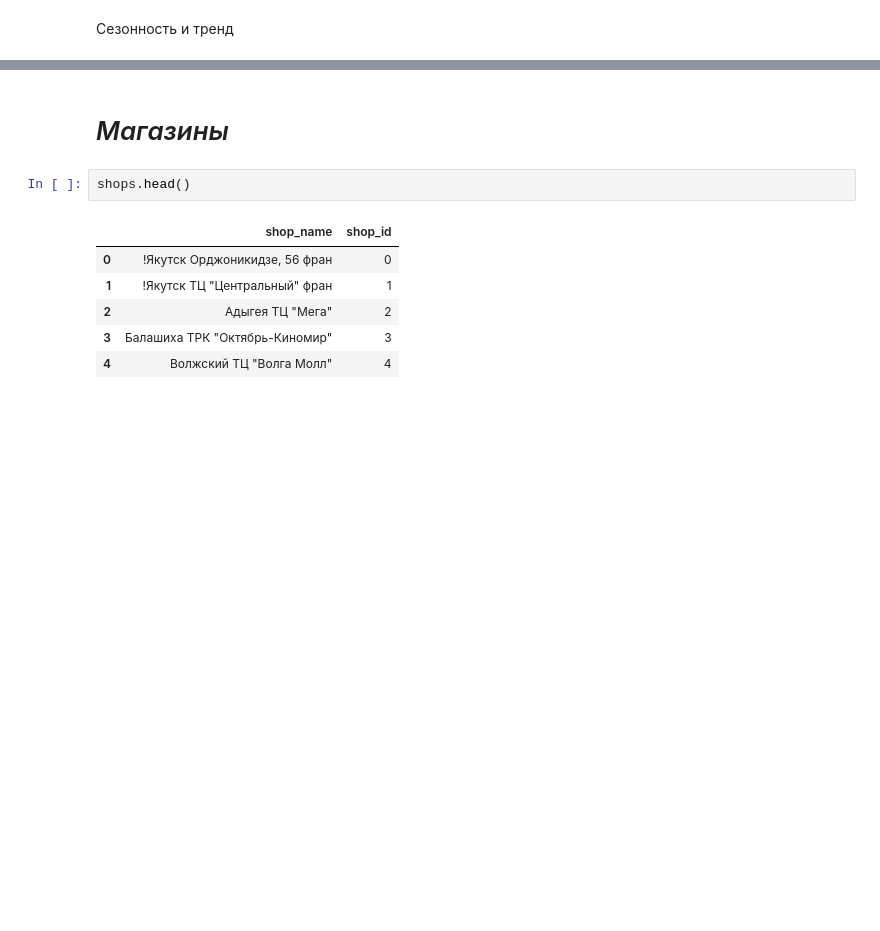
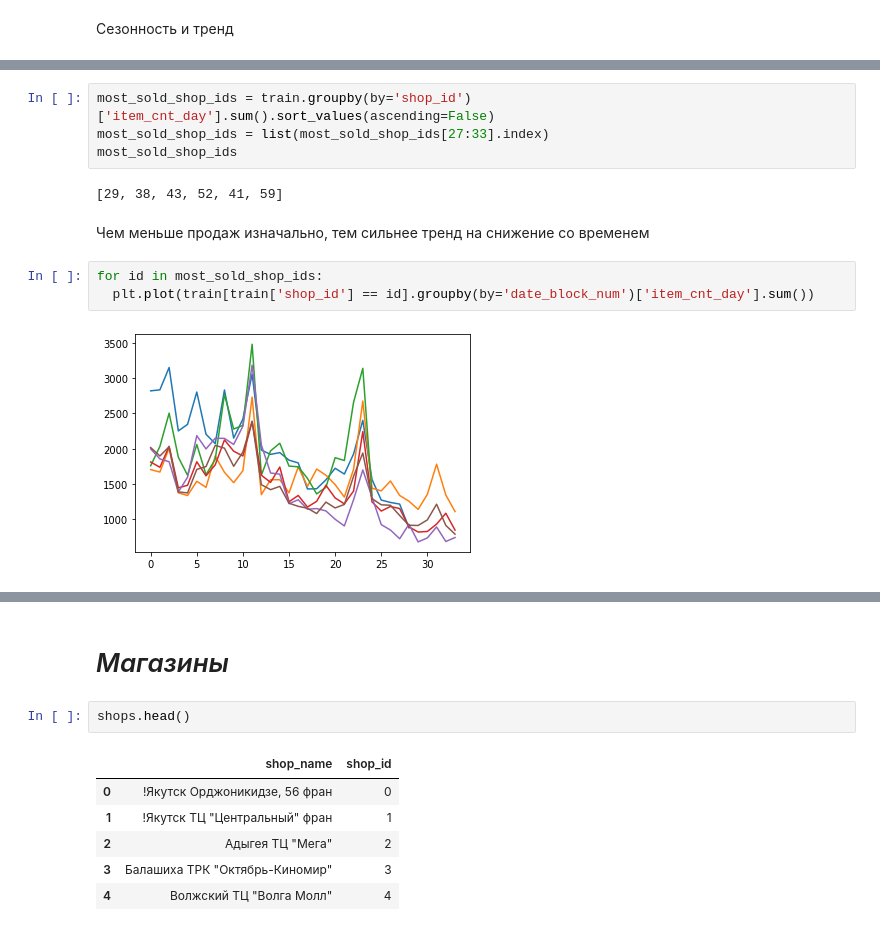
Before and after one commit to juliazakharik/ML_algorithms, a Jupyter notebook: Predict_Future_Sales.ipynb, the cells around one changed output, grey strips where cells are left out. Cells and saved outputs as stored; diff of their text form; blank space fills up the shorter version.

```diff
--- a/Predict_Future_Sales.ipynb
+++ b/Predict_Future_Sales.ipynb
@@ -341,0 +344,13 @@ plt.plot(train[train['shop_id'] == most_sold_shop_id].groupby(by='date_block_num
+# %%
+most_sold_shop_ids = train.groupby(by='shop_id')['item_cnt_day'].sum().sort_values(ascending=False)
+most_sold_shop_ids = list(most_sold_shop_ids[27:33].index)
+most_sold_shop_ids
+# %% [output]
+[29, 38, 43, 52, 41, 59]
+# %% [markdown]
+Чем меньше продаж изначально, тем сильнее тренд на снижение со временем
+# %%
+for id in most_sold_shop_ids:
+  plt.plot(train[train['shop_id'] == id].groupby(by='date_block_num')['item_cnt_day'].sum())
+# %% [output]
+[figure, added]
```
Also changed, not shown: parts of 28 cells of this notebook.
